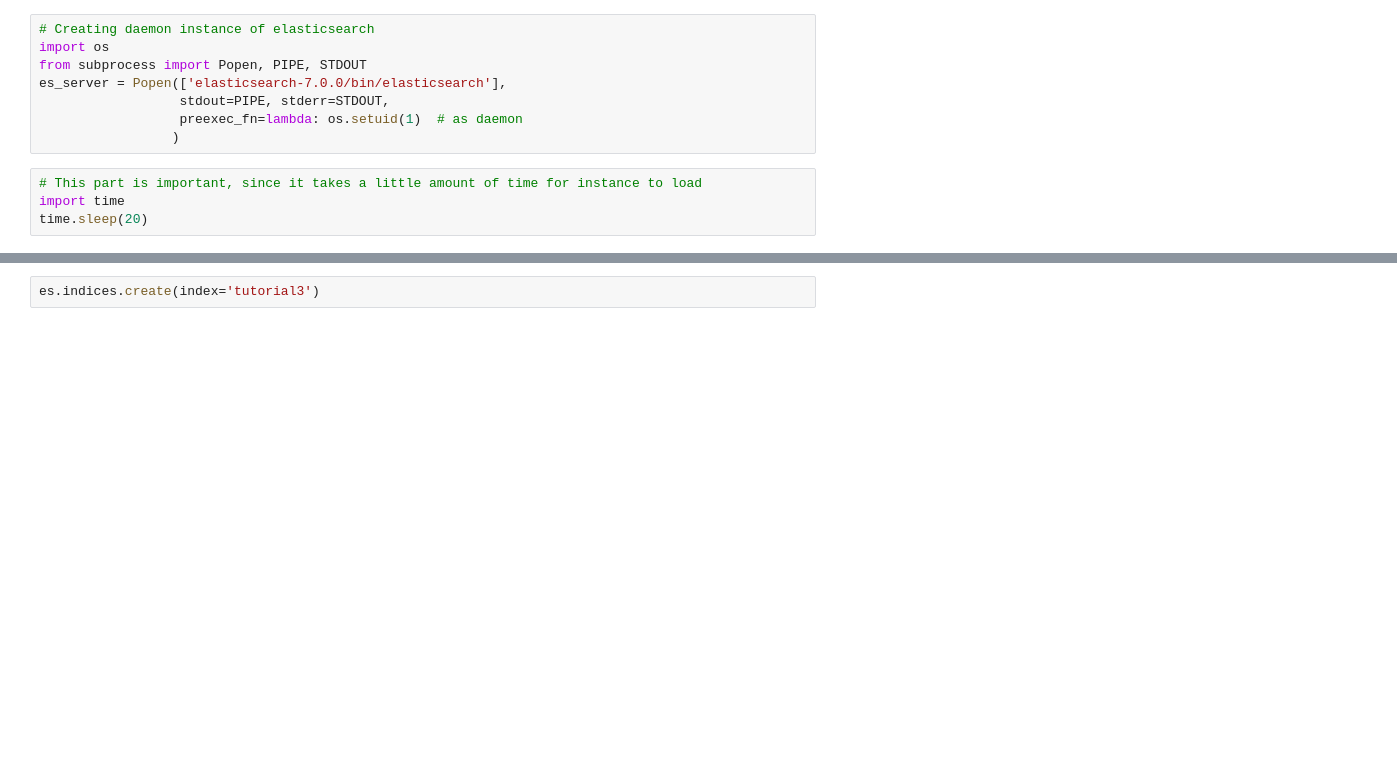
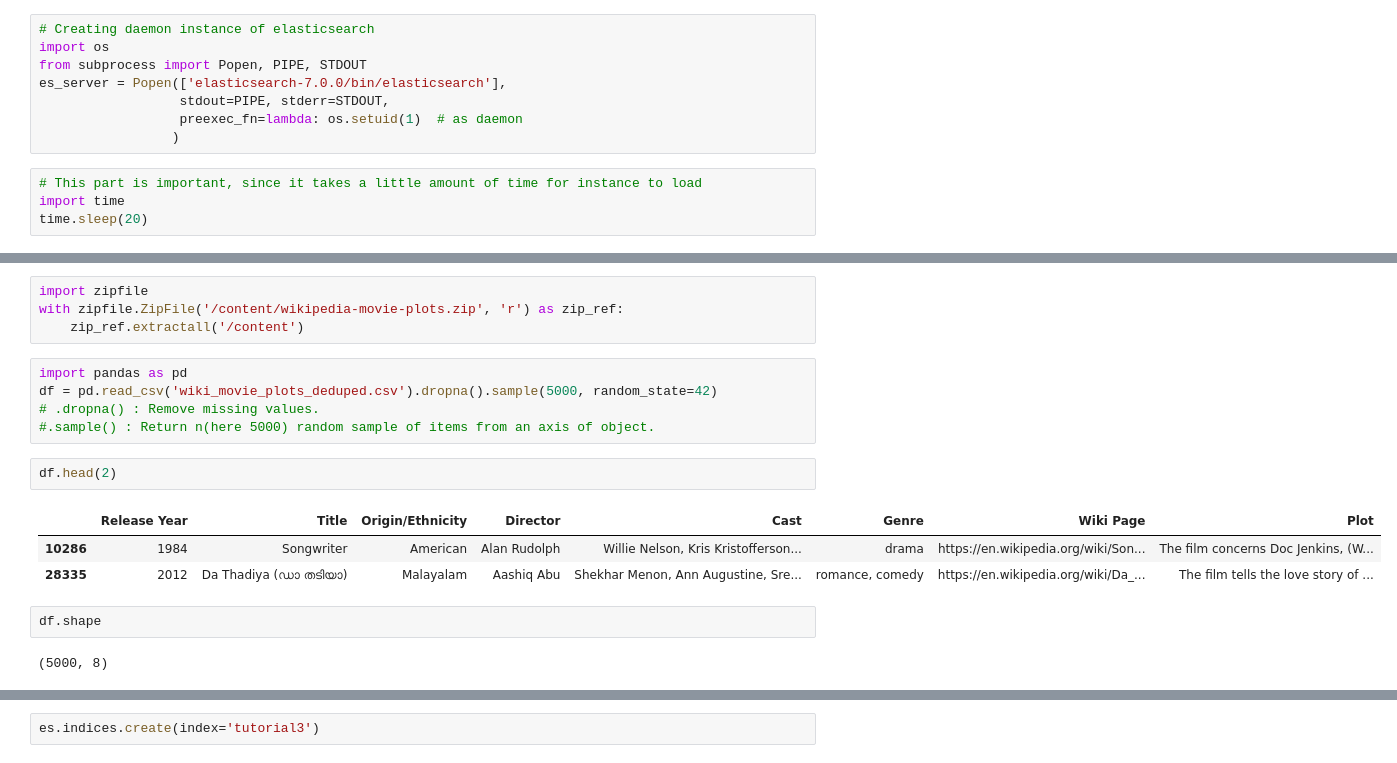
Before and after one commit to mostafa-ja/Information-Retrieval, a Jupyter notebook: python_elasticsearch_colab.ipynb, the cells around one changed output, grey strips where cells are left out. Saved outputs shown, nothing was run; the diff lists cells and outputs as text; blank space fills up the shorter version.

```diff
--- a/python_elasticsearch_colab.ipynb
+++ b/python_elasticsearch_colab.ipynb
@@ -65,0 +125,19 @@ True
+# %%
+import zipfile
+with zipfile.ZipFile('/content/wikipedia-movie-plots.zip', 'r') as zip_ref:
+    zip_ref.extractall('/content')
+# %%
+import pandas as pd
+df = pd.read_csv('wiki_movie_plots_deduped.csv').dropna().sample(5000, random_state=42)
+# .dropna() : Remove missing values.
+#.sample() : Return n(here 5000) random sample of items from an axis of object.
+# %%
+df.head(2)
+# %% [output]
+|  | Release Year | Title | Origin/Ethnicity | Director | Cast | Genre | Wiki Page | Plot |
+| 10286 | 1984 | Songwriter | American | Alan Rudolph | Willie Nelson, Kris Kristofferson... | drama | https://en.wikipedia.org/wiki/Son... | The film concerns Doc Jenkins, (W... |
+| 28335 | 2012 | Da Thadiya (ഡാ തടിയാ) | Malayalam | Aashiq Abu | Shekhar Menon, Ann Augustine, Sre... | romance, comedy | https://en.wikipedia.org/wiki/Da_... | The film tells the love story of ... |
+# %%
+df.shape
+# %% [output]
+(5000, 8)
```
Also changed, not shown: parts of 29 cells of this notebook.
